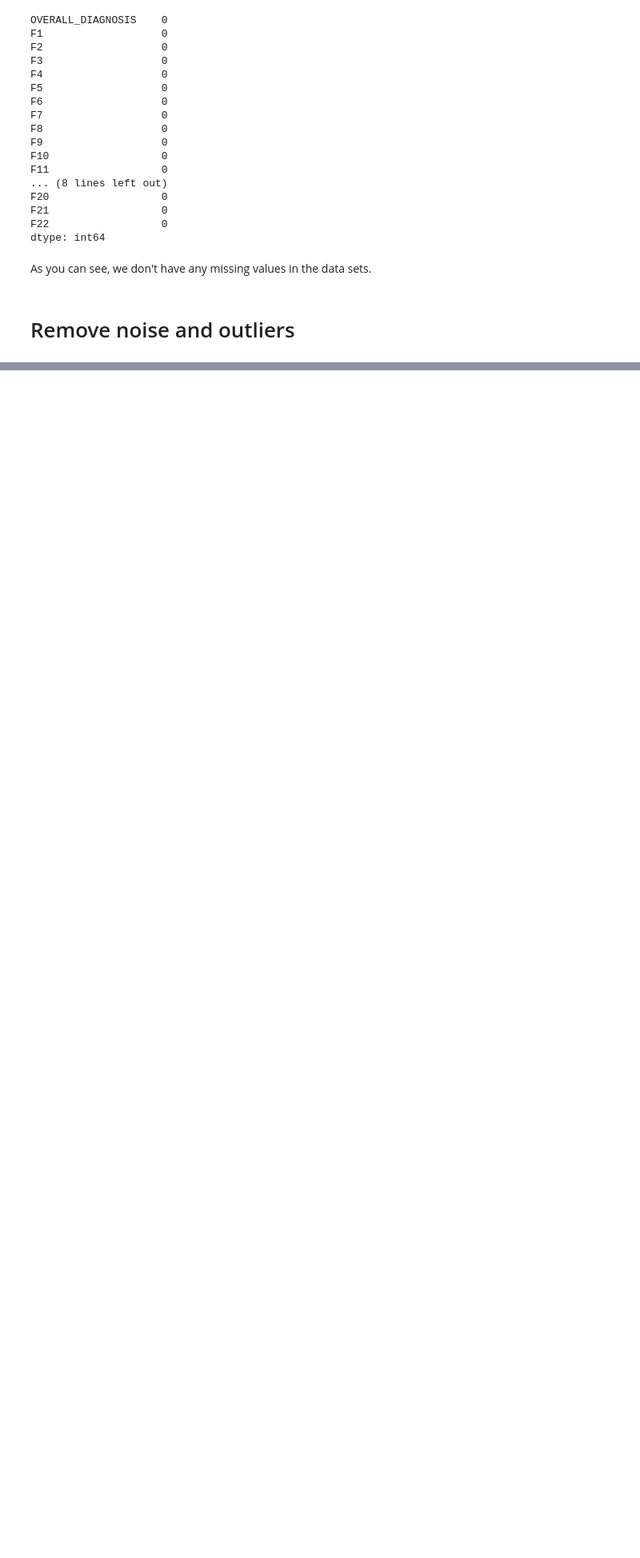
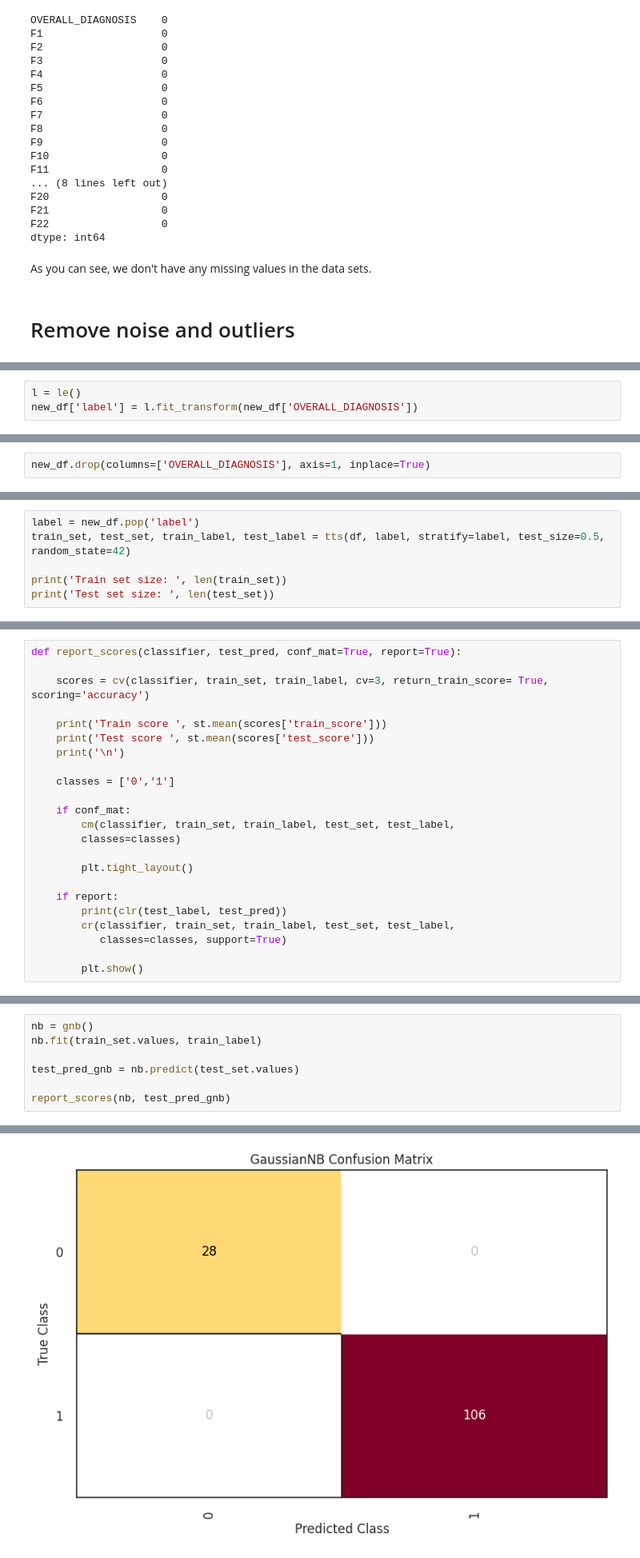
Before and after one commit to ErfanMomeniii/spect-detection, a Jupyter notebook: main.ipynb, the cells around one changed output, grey strips where cells are left out. Shown: that part at 80% size. Drawn from its saved outputs; the diff is of its cells as text; blank space fills up the shorter version.

```diff
--- a/main.ipynb
+++ b/main.ipynb
@@ -84,0 +111,3 @@ df.describe()
+# %%
+l = le()
+new_df['label'] = l.fit_transform(new_df['OVERALL_DIAGNOSIS'])
@@ -84,0 +116,2 @@ df.describe()
+# %%
+new_df.drop(columns=['OVERALL_DIAGNOSIS'], axis=1, inplace=True)
@@ -84,0 +121,6 @@ df.describe()
+# %%
+label = new_df.pop('label')
+train_set, test_set, train_label, test_label = tts(df, label, stratify=label, test_size=0.5, random_state=42)
+
+print('Train set size: ', len(train_set))
+print('Test set size: ', len(test_set))
@@ -84,0 +132,23 @@ df.describe()
+# %%
+def report_scores(classifier, test_pred, conf_mat=True, report=True):
+
+    scores = cv(classifier, train_set, train_label, cv=3, return_train_score= True, scoring='accuracy')
+
+    print('Train score ', st.mean(scores['train_score']))
+    print('Test score ', st.mean(scores['test_score']))
+    print('\n')
+
+    classes = ['0','1']
+
+    if conf_mat:
+        cm(classifier, train_set, train_label, test_set, test_label,
+        classes=classes)
+
+        plt.tight_layout()
+
+    if report:
+        print(clr(test_label, test_pred))
+        cr(classifier, train_set, train_label, test_set, test_label,
+           classes=classes, support=True)
+
+        plt.show()
@@ -84,0 +157,8 @@ df.describe()
+# %%
+nb = gnb()
+nb.fit(train_set.values, train_label)
+
+test_pred_gnb = nb.predict(test_set.values)
+
+report_scores(nb, test_pred_gnb)
+# %% [output]
@@ -84,0 +167 @@ df.describe()
+[figure, added]
```
Also changed, not shown: parts of 16 cells of this notebook.
